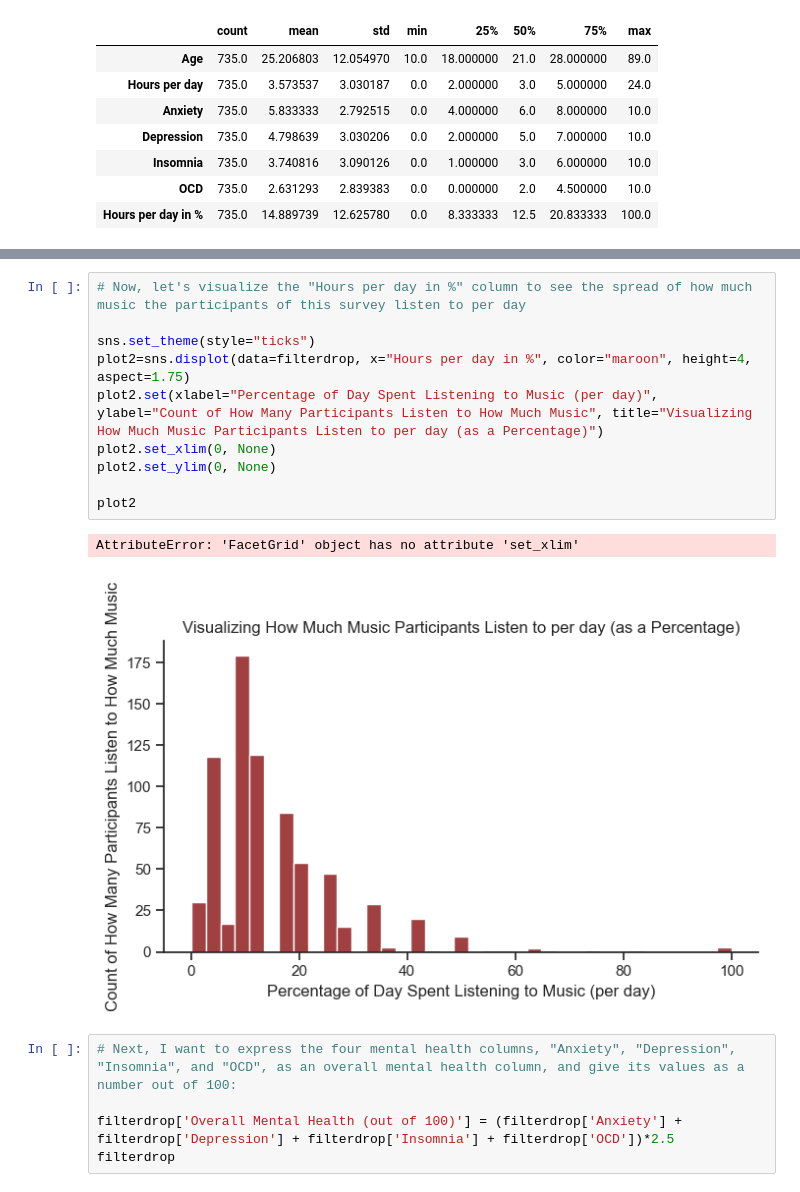
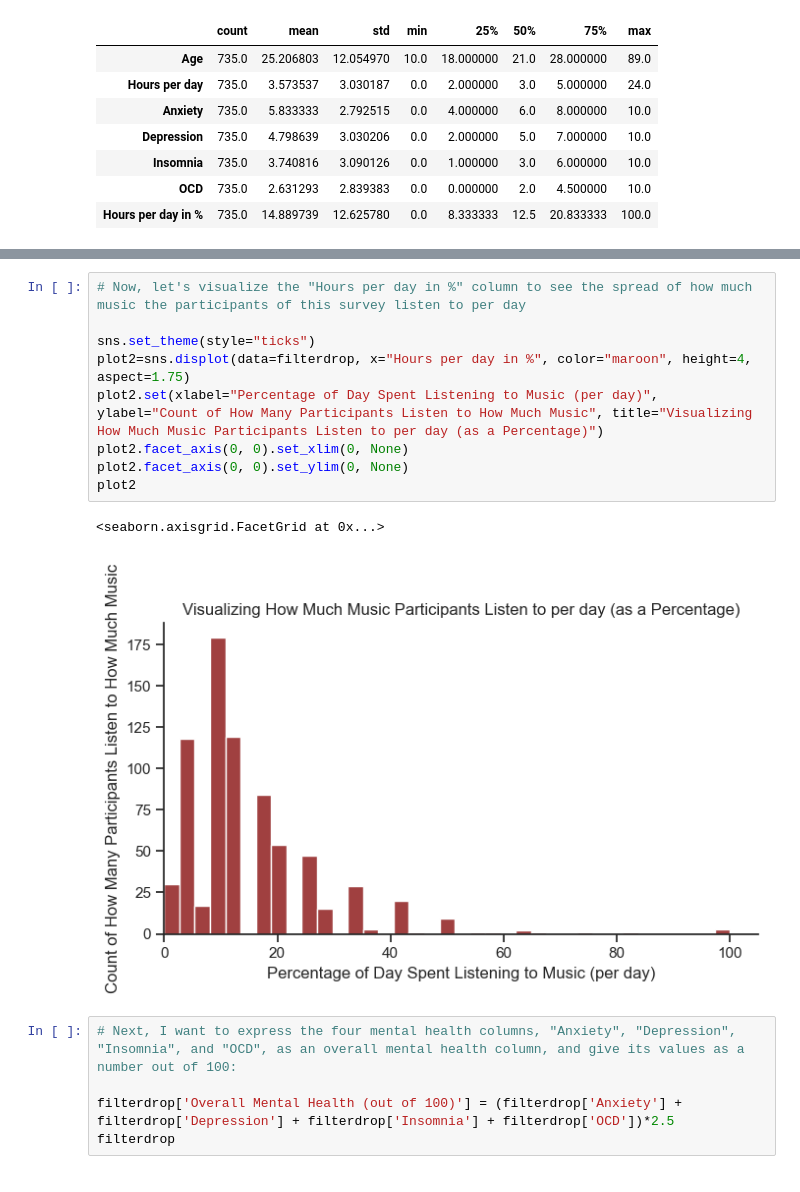
Before and after one commit to ubco-W2022T2-data301/project-group-group12, a Jupyter notebook: analysis/analysisZainab.ipynb, the cells around one changed output, grey strips where cells are left out. Cells and saved outputs as stored; diff of their text form.

Commit message:
Attempted to remove some errors in main analysis file

```diff
--- a/analysis/analysisZainab.ipynb
+++ b/analysis/analysisZainab.ipynb
@@ -244,16 +243,15 @@ AttributeError: 'FacetGrid' object has no attribute 'set_xlim'
 # %%
 # Now, let's visualize the "Hours per day in %" column to see the spread of how much music the participants of this survey listen to per day
 
 sns.set_theme(style="ticks")
 plot2=sns.displot(data=filterdrop, x="Hours per day in %", color="maroon", height=4, aspect=1.75)
 plot2.set(xlabel="Percentage of Day Spent Listening to Music (per day)", ylabel="Count of How Many Participants Listen to How Much Music", title="Visualizing How Much Music Participants Listen to per day (as a Percentage)")
-plot2.set_xlim(0, None)
-plot2.set_ylim(0, None)
-
+plot2.facet_axis(0, 0).set_xlim(0, None)
+plot2.facet_axis(0, 0).set_ylim(0, None)
 plot2
 # %% [output]
-AttributeError: 'FacetGrid' object has no attribute 'set_xlim'
+<seaborn.axisgrid.FacetGrid at 0x...>
-[figure, old version]
+[figure, new version]
 # %%
 # Next, I want to express the four mental health columns, "Anxiety", "Depression", "Insomnia", and "OCD", as an overall mental health column, and give its values as a number out of 100:
 
```
Also changed, not shown: parts of 14 cells of this notebook.
